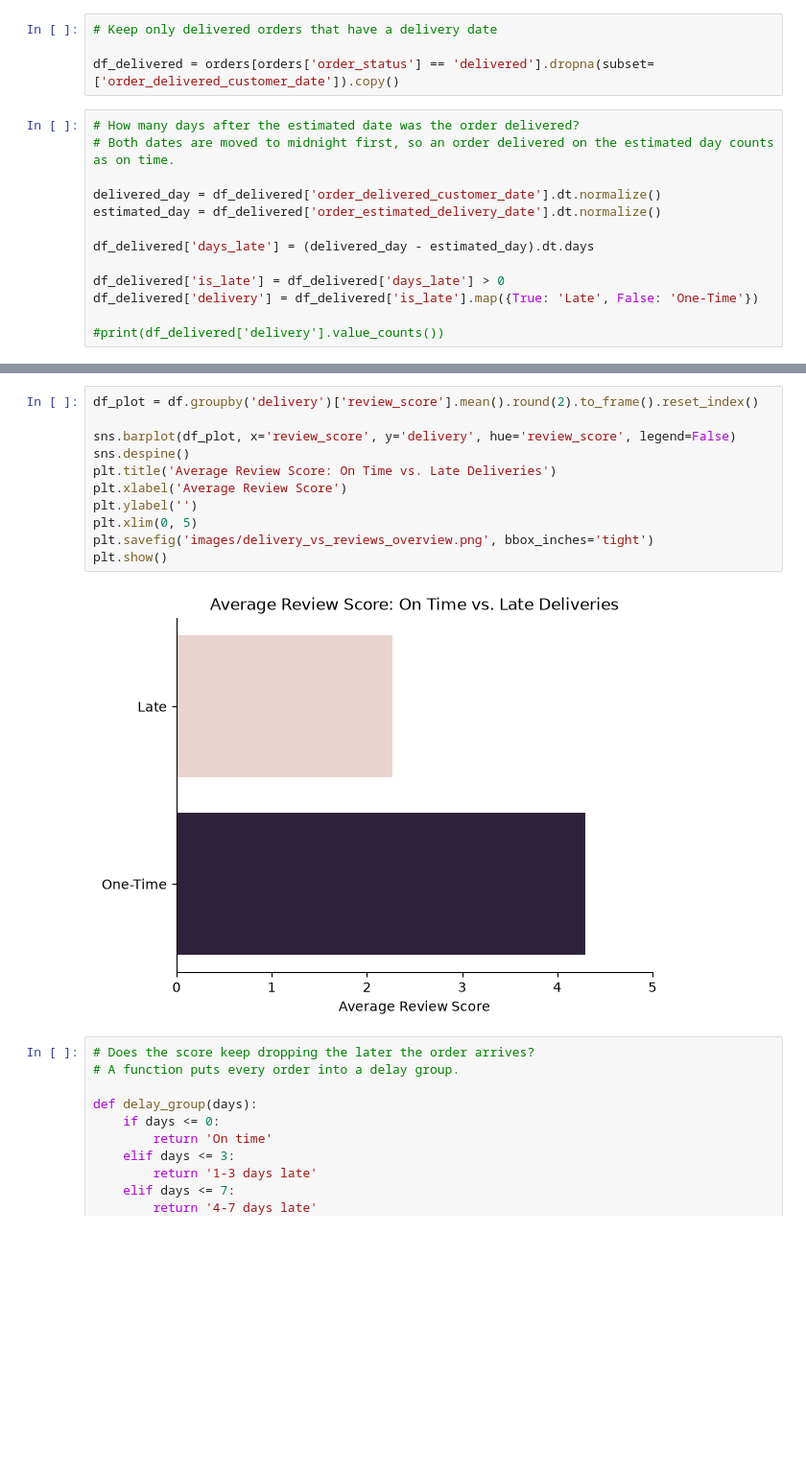
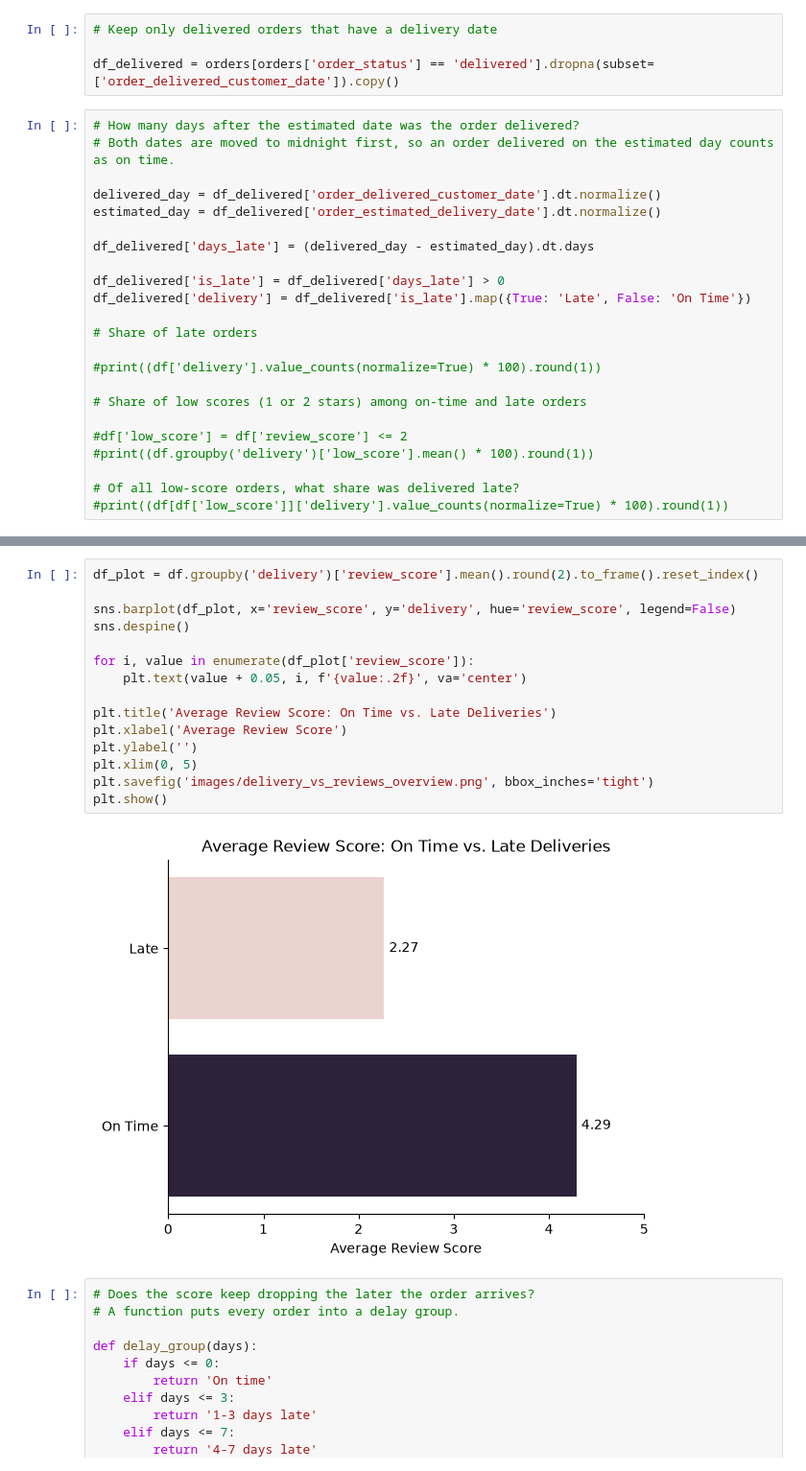
Before and after one commit to kristinamakarin/Olist_Ecommerce_Analysis, a Jupyter notebook: project_python/2_delivery_vs_reviews.ipynb, the cells around one changed output, grey strips where cells are left out. Shown at 96% size. Cells and saved outputs as stored; diff of their text form; blank space fills up the shorter version.

```diff
--- a/project_python/2_delivery_vs_reviews.ipynb
+++ b/project_python/2_delivery_vs_reviews.ipynb
@@ -57,9 +57,19 @@ estimated_day = df_delivered['order_estimated_delivery_date'].dt.normalize()
 df_delivered['days_late'] = (delivered_day - estimated_day).dt.days
 
 df_delivered['is_late'] = df_delivered['days_late'] > 0
-df_delivered['delivery'] = df_delivered['is_late'].map({True: 'Late', False: 'One-Time'})
+df_delivered['delivery'] = df_delivered['is_late'].map({True: 'Late', False: 'On Time'})
 
-#print(df_delivered['delivery'].value_counts())
+# Share of late orders
+
+#print((df['delivery'].value_counts(normalize=True) * 100).round(1))
+
+# Share of low scores (1 or 2 stars) among on-time and late orders
+
+#df['low_score'] = df['review_score'] <= 2
+#print((df.groupby('delivery')['low_score'].mean() * 100).round(1))
+
+# Of all low-score orders, what share was delivered late?
+#print((df[df['low_score']]['delivery'].value_counts(normalize=True) * 100).round(1))
 # %%
 # Some orders have more than one review, so average the score per order
 # and add it to the delivered orders.
@@ -76,16 +86,20 @@ df = df_delivered.merge(review_per_order[['order_id', 'review_score']], on='orde
 # %%
 df_plot = df.groupby('delivery')['review_score'].mean().round(2).to_frame().reset_index()
 
 sns.barplot(df_plot, x='review_score', y='delivery', hue='review_score', legend=False)
 sns.despine()
+
+for i, value in enumerate(df_plot['review_score']):
+    plt.text(value + 0.05, i, f'{value:.2f}', va='center')
+
 plt.title('Average Review Score: On Time vs. Late Deliveries')
 plt.xlabel('Average Review Score')
 plt.ylabel('')
 plt.xlim(0, 5)
 plt.savefig('images/delivery_vs_reviews_overview.png', bbox_inches='tight')
 plt.show()
 # %% [output]
-[figure, old version]
+[figure, new version]
 # %%
 # Does the score keep dropping the later the order arrives?
 # A function puts every order into a delay group.
```
Also changed, not shown: parts of 1 cell of this notebook, 2 other files.
